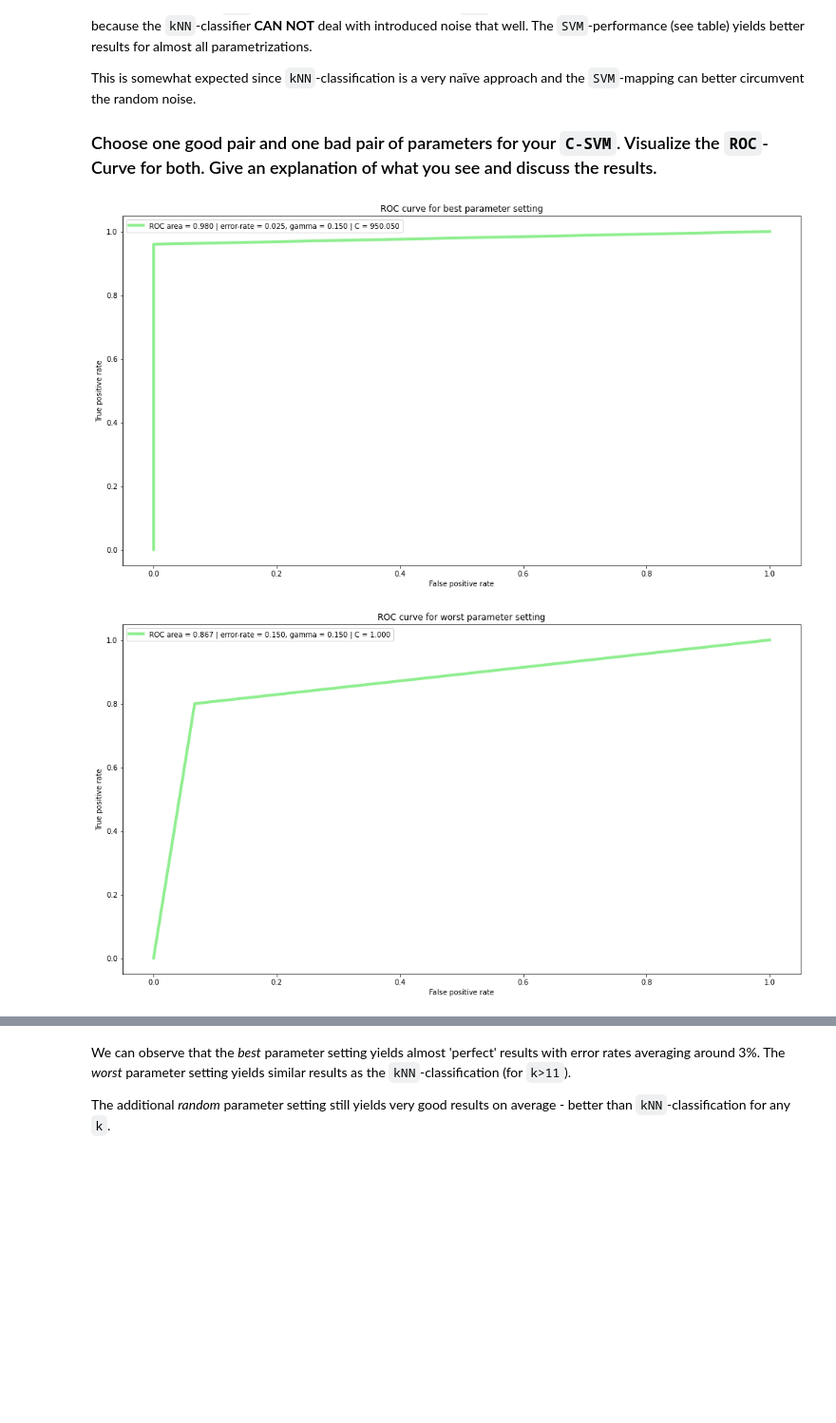
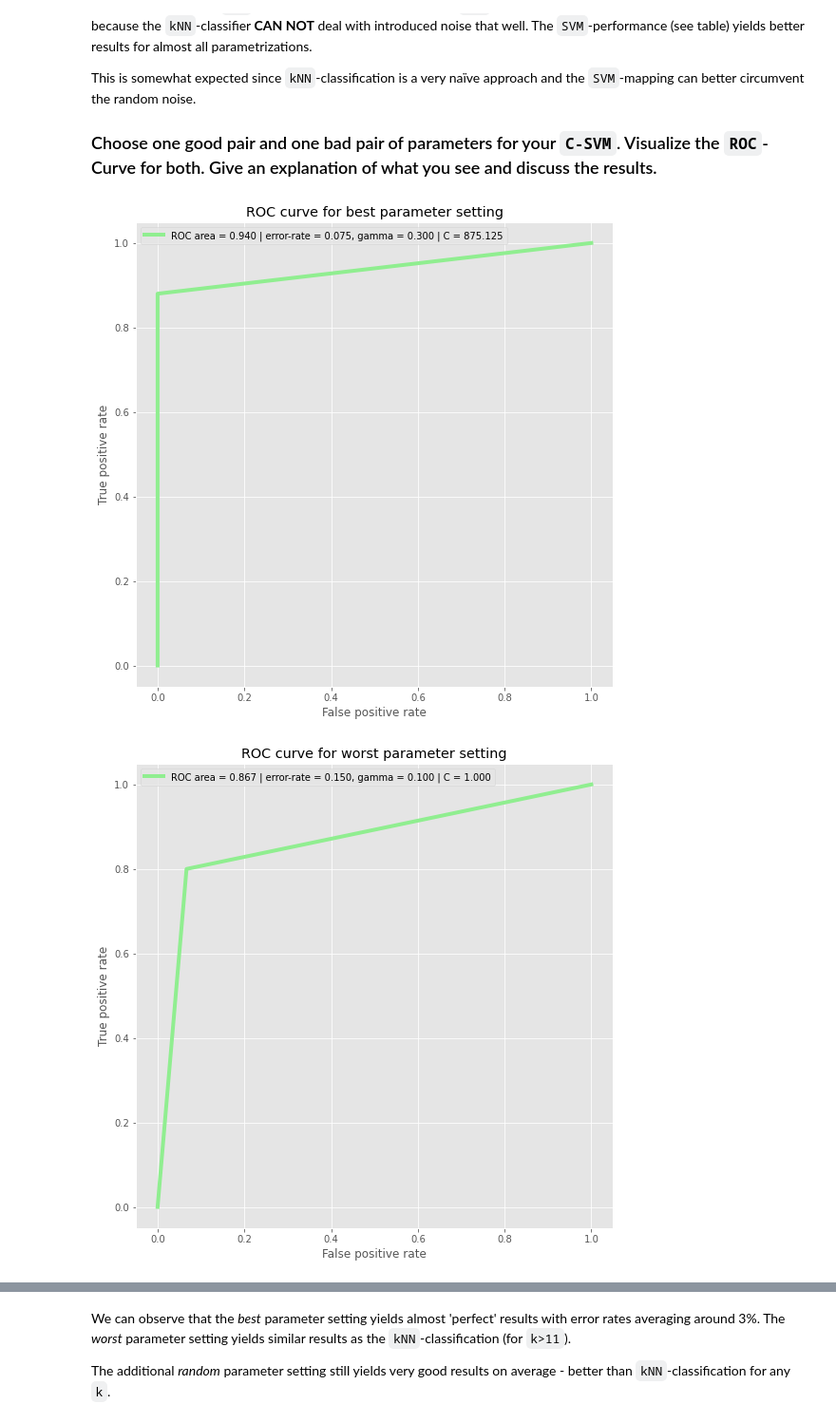
Before and after one commit to Steve2608/machine-learning-supervised-techniques, a Jupyter notebook: UE3/A03_01555842_Brandl_Stefan.ipynb, the cells around one changed output, grey strips where cells are left out. Shown at 95% size. Saved outputs shown, nothing was run; the diff lists cells and outputs as text; code cells hidden in the pictures; blank space fills up the shorter version.

```diff
--- a/UE3/A03_01555842_Brandl_Stefan.ipynb
+++ b/UE3/A03_01555842_Brandl_Stefan.ipynb
@@ -144,6 +144,7 @@ Use the function `svm.SVC` provided by sklearn for fitting and the function `roc
 import sklearn
 import numpy as np
 import matplotlib.pyplot as plt
+plt.style.use('ggplot')
 # %%
 # read data, split into X(features) and y(labels)
 Z = np.genfromtxt('DataSet1.csv', delimiter=',')
@@ -251,7 +248,7 @@ X_train, X_test, y_train, y_test = train_test_split(
     X, y, test_size=0.2, random_state=645)
 
 data, best, worst = grid_search(
-    X_train, y_train, 0.1, 1, .05, 1, 1000, 25, kfold=10)
+    X_train, y_train, 0.1, 1, .05, 1, 1000, 25)
 # %% [markdown]
 Print found data to get a better visualize it:
 # %%
@@ -270,38 +267,34 @@ This is somewhat expected since `kNN`-classification is a very naïve approach a
 
 ### Choose one good pair and one bad pair of parameters for your `C-SVM`. Visualize the `ROC`-Curve for both. Give an explanation of what you see and discuss the results.
 # %%
+from random import uniform
+
+
 def plot_paramsetting(parametrization, name):
-    classifier = svm.SVC(
-        C=parametrization['C'], gamma=parametrization['gamma'])
-    classifier.fit(X_train, y_train)
-    y_pred = classifier.predict(X_test)
+    svm = SVC(C=parametrization['C'], gamma=parametrization['gamma']).fit(X_train, y_train)
+    y_pred = svm.predict(X_test)
 
     fpr, tpr, _ = roc_curve(y_test, y_pred)
-    plt.figure(figsize=(17, 9))
+    plt.figure(figsize=(9, 9))
     plt.plot(fpr, tpr, linewidth=4, color='lightgreen')
     plt.title(f'ROC curve for {name} parameter setting')
     plt.xlabel('False positive rate')
     plt.ylabel('True positive rate')
     plt.legend([
         'ROC area = {:.3f} | error-rate = {:.3f}, gamma = {:.3f} | C = {:.3f}'.
         format(
             auc(fpr, tpr), np.mean(y_pred != y_test), parametrization['gamma'],
             parametrization['C'])
     ])
     plt.show()
 
 
-def random_in(a, b):
-    assert a < b and a >= 0
-    return np.random.random(1)[0] * (b - a) + a
-
-
 plot_paramsetting(best, 'best')
 plot_paramsetting(worst, 'worst')
 plot_paramsetting({
-    'gamma': random_in(0.1, 1),
-    'C': random_in(1, 1000)
+    'gamma': uniform(0.1, 1),
+    'C': uniform(1, 1000)
 }, 'random')
 # %% [output]
-[figure, old version]
+[figure, new version]
-[figure, old version]
+[figure, new version]
```
Also changed, not shown: parts of 6 cells of this notebook, 1 other file.
